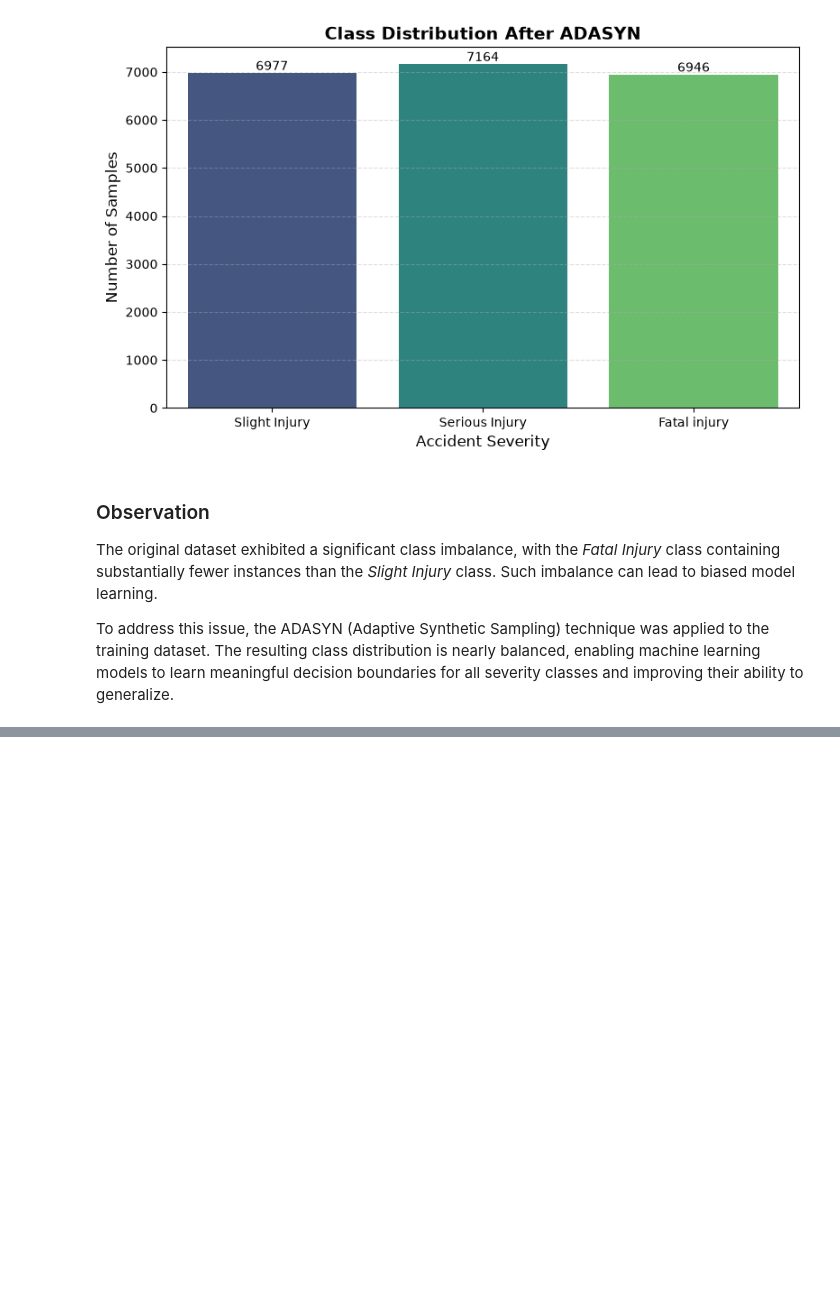
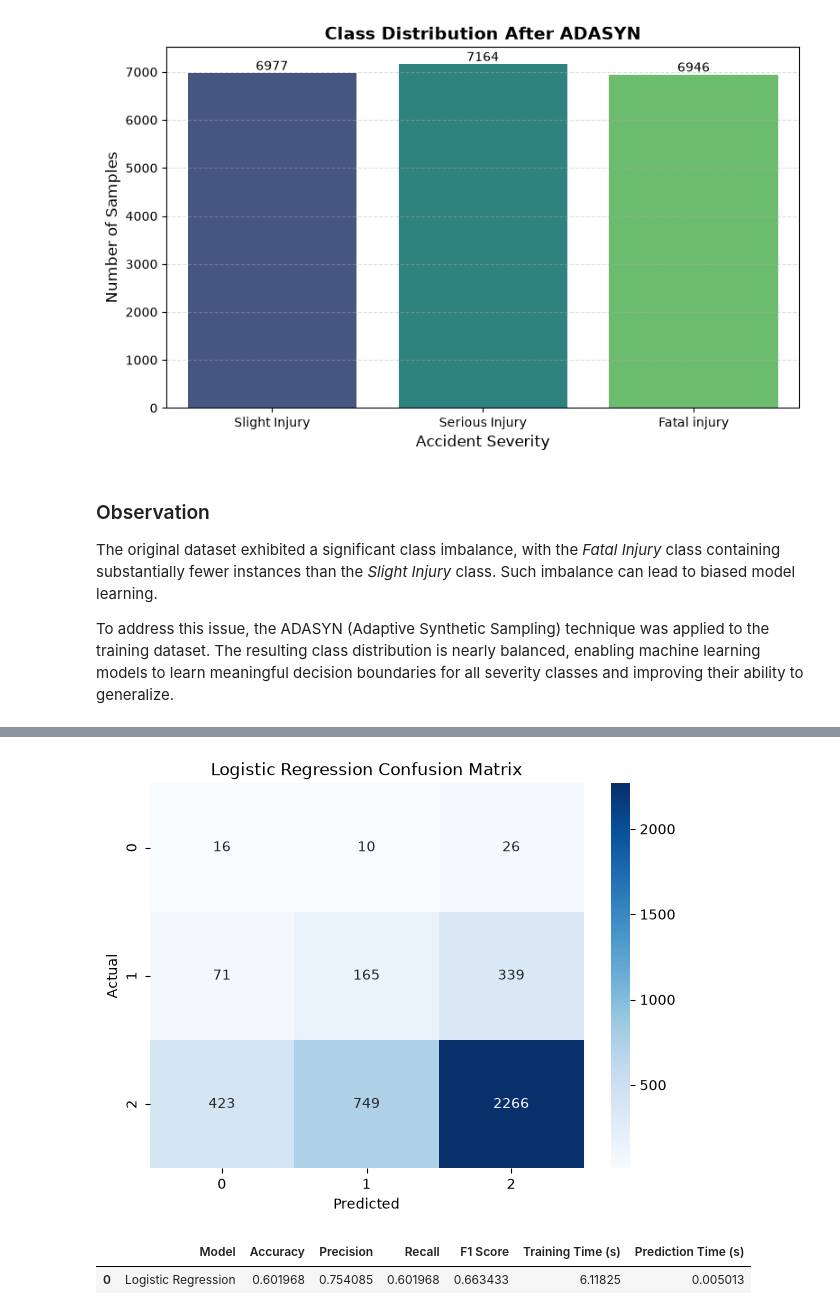
Before and after one commit to Pranjali-3/road-accident-severity-analysis, a Jupyter notebook: road_accident.ipynb, the cells around one changed output, grey strips where cells are left out. Drawn from its saved outputs; the diff is of its cells as text; code cells hidden in the pictures; blank space fills up the shorter version.

Commit message:
Baseline ML Models, Hyperparameter Optimization and Initial Feature Engineering & Mutual Information

```diff
--- a/road_accident.ipynb
+++ b/road_accident.ipynb
@@ -519,0 +540,24 @@ To address this issue, the ADASYN (Adaptive Synthetic Sampling) technique was ap
+# %%
+# Logistic Regression Model
+
+lr_model = LogisticRegression(
+    max_iter=1000,
+    random_state=42
+)
+# %%
+import time
+
+start = time.time()
+
+lr_model.fit(
+    X_train_resampled,
+    y_train_resampled
+)
+
+train_time_lr = time.time() - start
+
+start = time.time()
+
+y_pred_lr = lr_model.predict(X_test)
+
+prediction_time_lr = time.time() - start
@@ -519,0 +609,54 @@ To address this issue, the ADASYN (Adaptive Synthetic Sampling) technique was ap
+# %%
+plt.figure(figsize=(7,5))
+
+cm = confusion_matrix(y_test, y_pred_lr)
+
+sns.heatmap(
+    cm,
+    annot=True,
+    fmt="d",
+    cmap="Blues"
+)
+
+plt.title("Logistic Regression Confusion Matrix")
+
+plt.xlabel("Predicted")
+
+plt.ylabel("Actual")
+
+plt.show()
+# %% [output]
+[figure, added]
+# %%
+results = pd.DataFrame(columns=[
+    "Model",
+    "Accuracy",
+    "Precision",
+    "Recall",
+    "F1 Score",
+    "Training Time (s)",
+    "Prediction Time (s)"
+])
+
+results.loc[len(results)] = [
+
+    "Logistic Regression",
+
+    lr_accuracy,
+
+    lr_precision,
+
+    lr_recall,
+
+    lr_f1,
+
+    train_time_lr,
+
+    prediction_time_lr
+
+]
+
+results
+# %% [output]
+|  | Model | Accuracy | Precision | Recall | F1 Score | Training Time (s) | Prediction Time (s) |
+| 0 | Logistic Regression | 0.601968 | 0.754085 | 0.601968 | 0.663433 | 6.11825 | 0.005013 |
```
Also changed, not shown: parts of 119 cells of this notebook, 4 other files.
